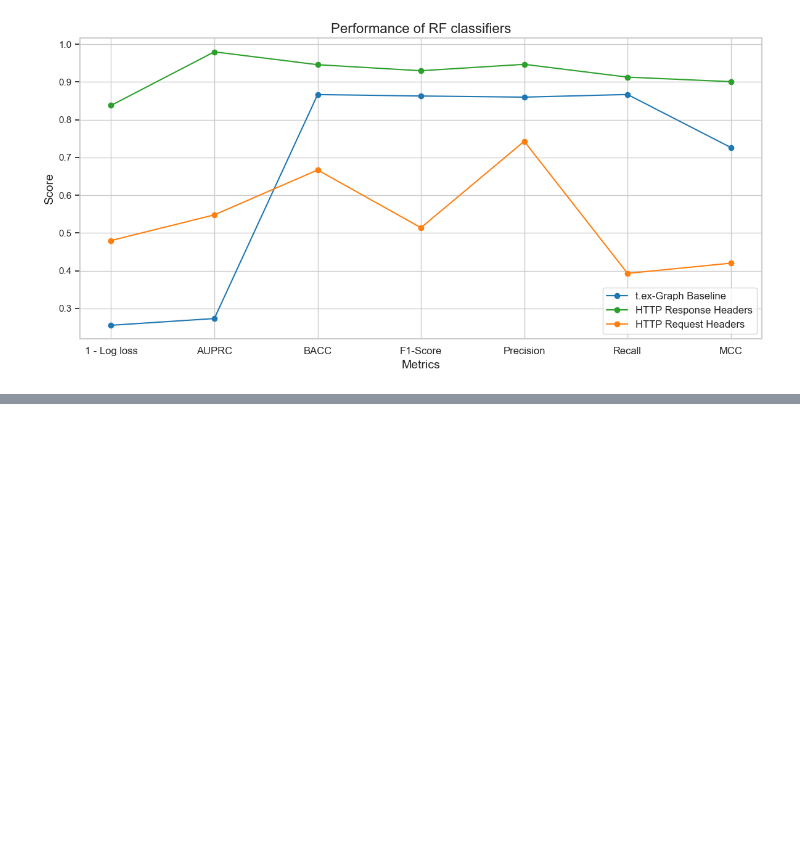
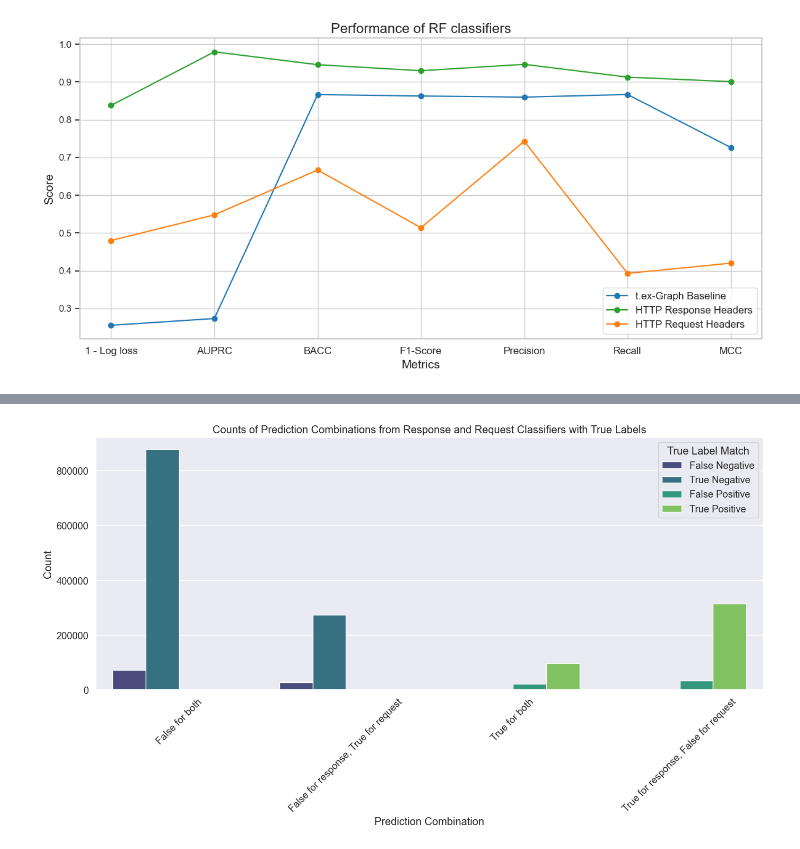
Before and after one commit to wolfrieder/http-response-classifier, a Jupyter notebook: notebooks/submission_figures.ipynb, the cells around one changed output, grey strips where cells are left out. Drawn from its saved outputs; the diff is of its cells as text; code cells hidden in the pictures; blank space fills up the shorter version.

```diff
--- a/notebooks/submission_figures.ipynb
+++ b/notebooks/submission_figures.ipynb
@@ -367,0 +484,5 @@ plt.show()
+# %%
+# Test response classifier models
+predictions_response = test_models_run(chrome_old, 'response')
+# Test request classifier models
+predictions_request = test_models_run(chrome_old_request, 'request')
@@ -367,0 +575,29 @@ plt.show()
+# %%
+# Add a column to classify the combined predictions based on true labels
+merged_predictions['result'] = merged_predictions.apply(
+    lambda row: (
+        'True for both' if row['predicted_label_response'] == 1 and row['predicted_label_request'] == 1 else
+        'True for response, False for request' if row['predicted_label_response'] == 1 and row['predicted_label_request'] == 0 else
+        'False for response, True for request' if row['predicted_label_response'] == 0 and row['predicted_label_request'] == 1 else
+        'False for both'
+    ), axis=1
+)
+
+# Add a column to indicate if the prediction matches the true label
+merged_predictions['match_true_label'] = merged_predictions.apply(
+    lambda row: (
+        'True Positive' if row['true_label_response'] == 1 and row['predicted_label_response'] == 1 else
+        'True Negative' if row['true_label_response'] == 0 and row['predicted_label_response'] == 0 else
+        'False Positive' if row['true_label_response'] == 0 and row['predicted_label_response'] == 1 else
+        'False Negative'
+    ), axis=1
+)
+
+# Create a contingency table that includes the true label matches
+contingency_table = pd.crosstab(
+    index=[merged_predictions['result'], merged_predictions['match_true_label']],
+    columns='count'
+).reset_index()
+
+# Display the contingency table
+contingency_table
@@ -367,0 +614,13 @@ plt.show()
+# %%
+# Plot to visualize the counts for each combination of predictions and true label matches
+plt.figure(figsize=(14, 8))
+sns.barplot(x='result', y='count', hue='match_true_label', data=contingency_table, palette='viridis')
+plt.title('Counts of Prediction Combinations from Response and Request Classifiers with True Labels')
+plt.xlabel('Prediction Combination')
+plt.ylabel('Count')
+plt.xticks(rotation=45)
+plt.legend(title='True Label Match')
+plt.tight_layout()
+plt.show()
+# %% [output]
+[figure, added]
```
Also changed, not shown: parts of 21 cells of this notebook.
